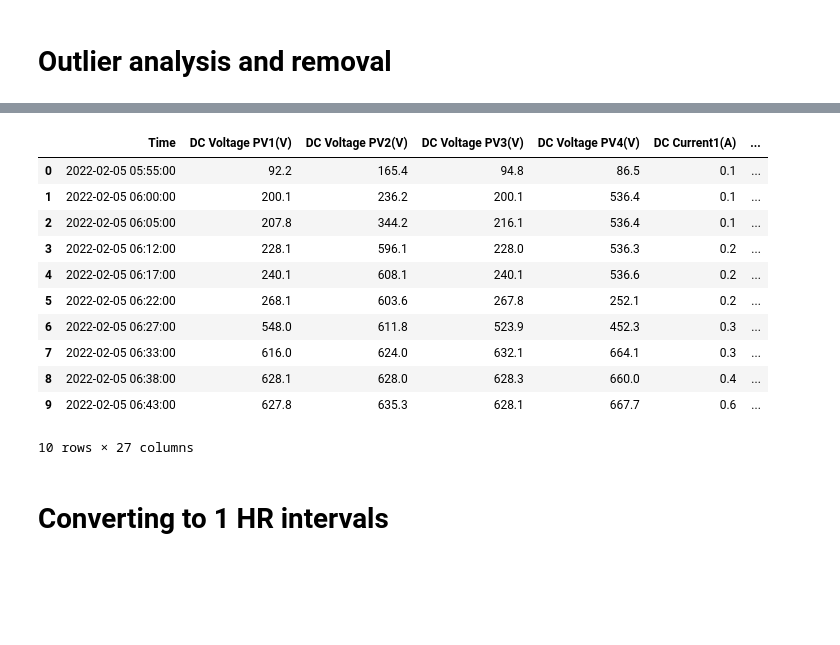
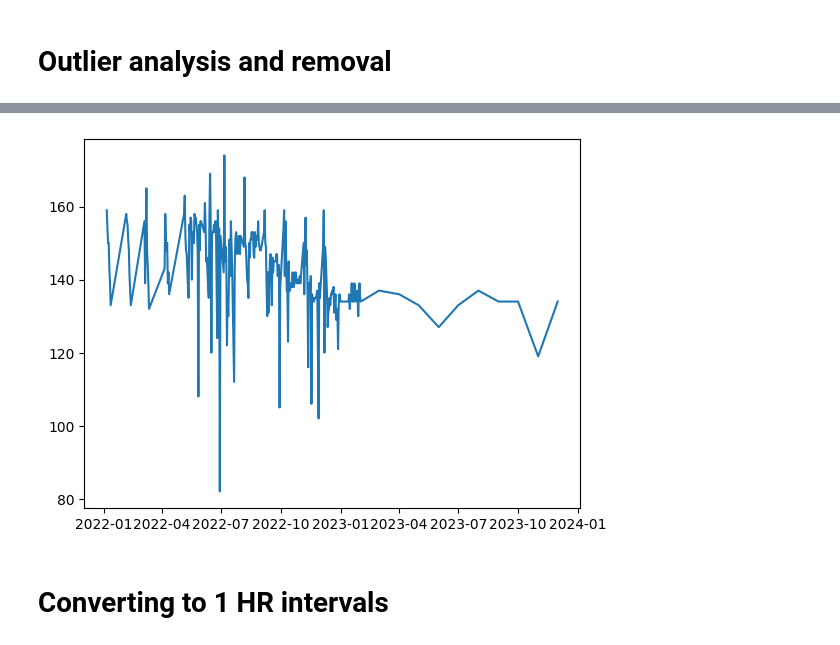
Before and after one commit to AksharaReddyPatlannagari/MAJOR-PROJECT, a Jupyter notebook: processinggg_latest.ipynb, the cells around one changed output, grey strips where cells are left out. Cells and saved outputs as stored; diff of their text form; code cells hidden in the pictures; blank space fills up the shorter version.

```diff
--- a/processinggg_latest.ipynb
+++ b/processinggg_latest.ipynb
@@ -253,18 +237,22 @@ outliersN
-# %%
-outliersN.head(10)
-# %% [output]
-|  | Time | DC Voltage PV1(V) | DC Voltage PV2(V) | DC Voltage PV3(V) | DC Voltage PV4(V) | DC Current1(A) | ... |
-| 0 | 2022-02-05 05:55:00 | 92.2 | 165.4 | 94.8 | 86.5 | 0.1 | ... |
-| 1 | 2022-02-05 06:00:00 | 200.1 | 236.2 | 200.1 | 536.4 | 0.1 | ... |
-| 2 | 2022-02-05 06:05:00 | 207.8 | 344.2 | 216.1 | 536.4 | 0.1 | ... |
-| 3 | 2022-02-05 06:12:00 | 228.1 | 596.1 | 228.0 | 536.3 | 0.2 | ... |
-| 4 | 2022-02-05 06:17:00 | 240.1 | 608.1 | 240.1 | 536.6 | 0.2 | ... |
-| 5 | 2022-02-05 06:22:00 | 268.1 | 603.6 | 267.8 | 252.1 | 0.2 | ... |
-| 6 | 2022-02-05 06:27:00 | 548.0 | 611.8 | 523.9 | 452.3 | 0.3 | ... |
-| 7 | 2022-02-05 06:33:00 | 616.0 | 624.0 | 632.1 | 664.1 | 0.3 | ... |
-| 8 | 2022-02-05 06:38:00 | 628.1 | 628.0 | 628.3 | 660.0 | 0.4 | ... |
-| 9 | 2022-02-05 06:43:00 | 627.8 | 635.3 | 628.1 | 667.7 | 0.6 | ... |
-10 rows × 27 columns
+# %%
+outliersN=outliersN[['Time', 'DC Voltage PV1(V)', 'DC Voltage PV2(V)', 'DC Voltage PV3(V)',
+       'DC Voltage PV4(V)', 'DC Current1(A)', 'DC Current2(A)',
+       'DC Current3(A)', 'DC Current4(A)', 'Total DC Input Power(W)',
+       'AC Voltage R/U/A(V)', 'AC Voltage S/V/B(V)', 'AC Voltage T/W/C(V)',
+       'AC Current R/U/A(A)', 'AC Current S/V/B(A)', 'AC Current T/W/C(A)',
+       'AC Output Total Power (Active)(W)', 'AC Output Frequency R(Hz)',
+       'Generation of Last Month (Active)(kWh)',
+       'Daily Generation (Active)(kWh)', 'Total Generation (Active)(kWh)',
+       'Power Grid Total Apparent Power(VA)',
+       'Inverter Temperature(℃)',
+       'Generation Yesterday(kWh)']]
+# %%
+dates=outliersN
+t=dates['Time'].apply(lambda x: x.date()).value_counts()# checking outliers
+t.plot()
+plt.show()
+# %% [output]
+[figure, added]
 # %% [markdown]
 # Converting to 1 HR intervals
 # %%
```
Also changed, not shown: parts of 17 cells of this notebook, 3 other files.
